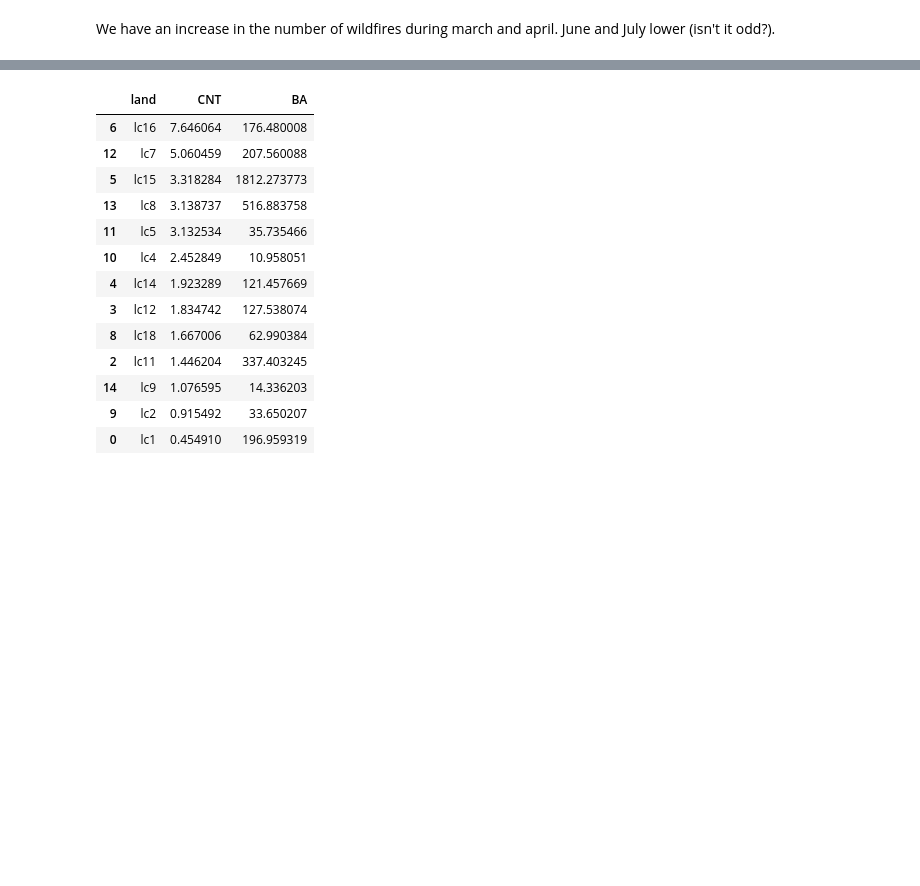
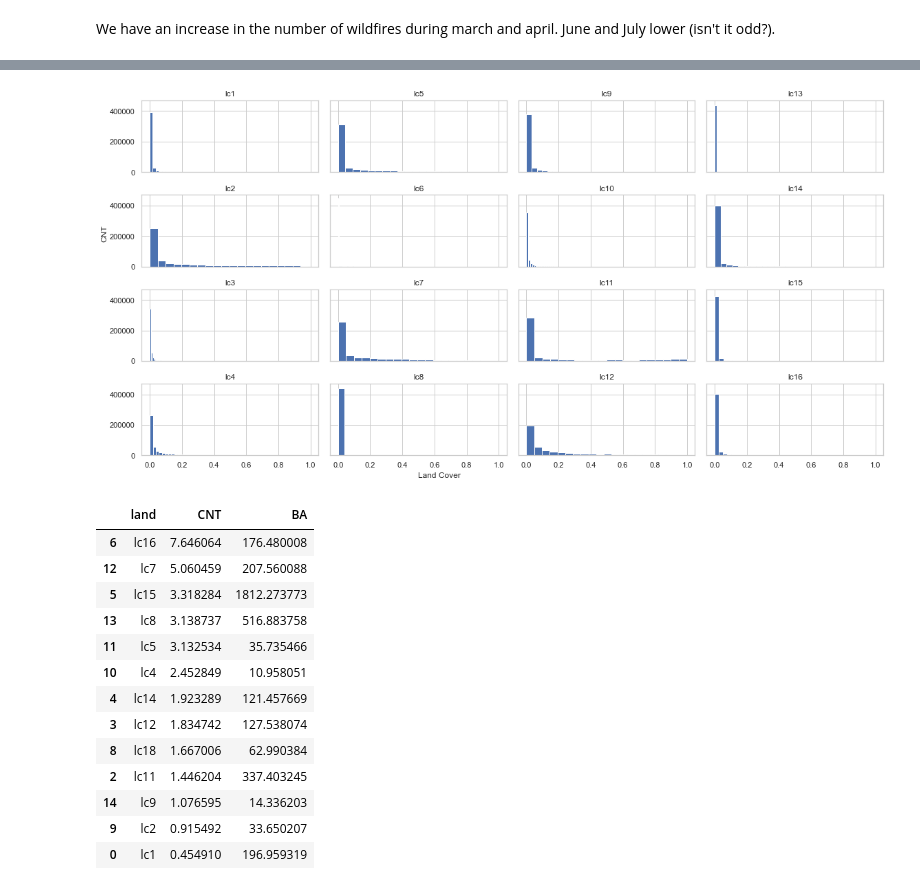
Before and after one commit to MegaCookies88/Data-Challenge-Wildfires, a Jupyter notebook: wildfires.ipynb, the cells around one changed output, grey strips where cells are left out. Drawn from its saved outputs; the diff is of its cells as text; code cells hidden in the pictures; blank space fills up the shorter version.

```diff
--- a/wildfires.ipynb
+++ b/wildfires.ipynb
@@ -135,3 +156,17 @@ sns.lineplot(y=data['CNT'], x=data['wind']);
+# %%
+fig, ax = plt.subplots(4,4, figsize=(16,8), sharey=True, sharex=True)
+
+for i in range(16):
+    sbplt = ax[i%4, math.floor(i/4)]
+    sbplt.hist(data['lc'+str(i+1)].values, bins=20)
+    sbplt.set_title('lc'+str(i+1))
+
+fig.tight_layout()
+
+fig.text(0.4,0, 'Land Cover')
+fig.text(0,0.6, 'CNT', rotation=90);
+# %% [output]
+[figure, added]
 # %%
 # Which land type is the most easy to burn
 data['land'] = data[['lc1', 'lc2', 'lc3','lc4', 'lc5', 'lc6', 'lc7', 'lc8', 'lc9', 'lc10',
```
Also changed, not shown: parts of 6 cells of this notebook.
